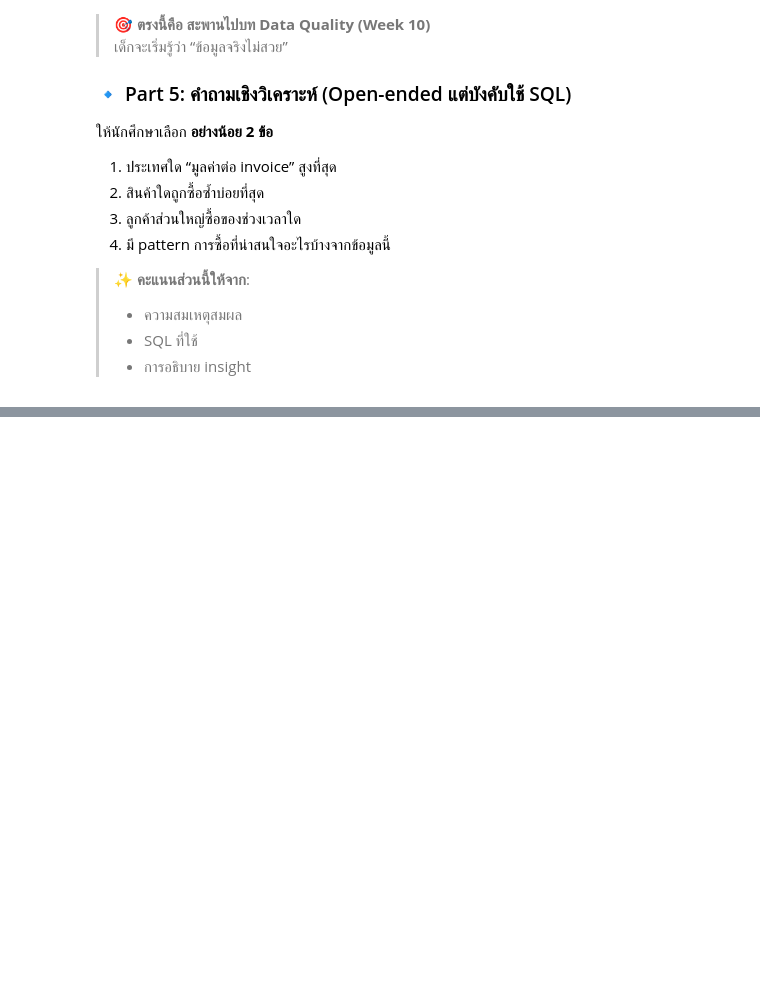
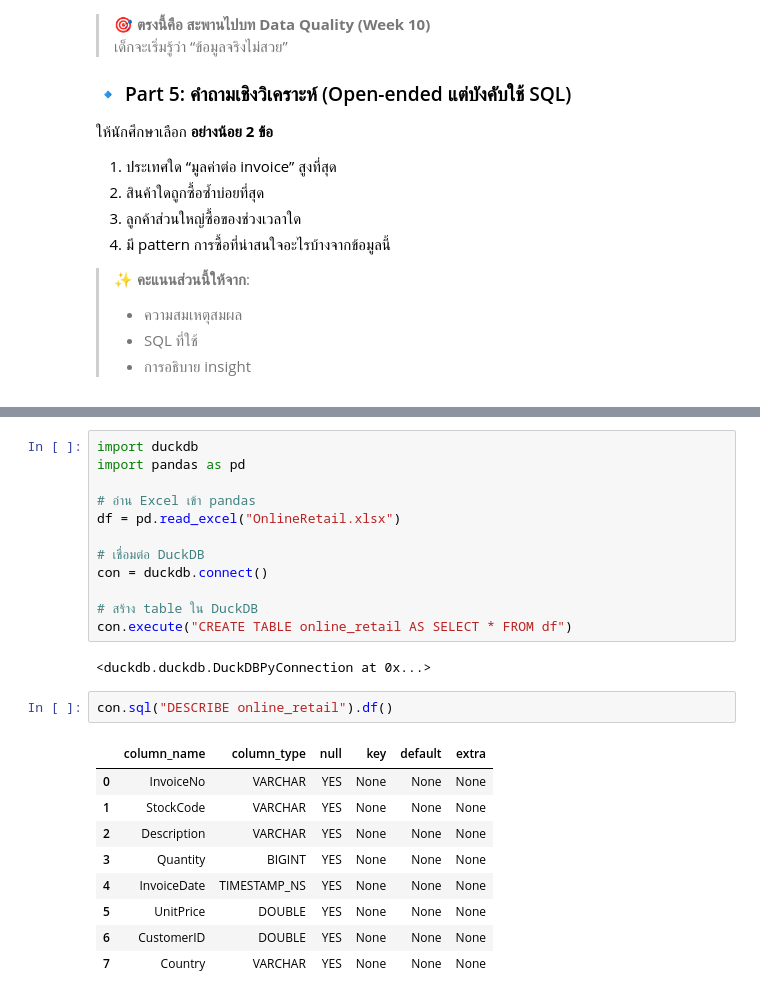
Before and after one commit to immyyummyx/128-356-Big-Data, a Jupyter notebook: bigdata_week3_sql_duckdb_to_spark.ipynb, the cells around one changed output, grey strips where cells are left out. Cells and saved outputs as stored; diff of their text form; blank space fills up the shorter version.

```diff
--- a/bigdata_week3_sql_duckdb_to_spark.ipynb
+++ b/bigdata_week3_sql_duckdb_to_spark.ipynb
@@ -822,0 +950,26 @@ spark.sql(spark_sql).show()
+# %%
+import duckdb
+import pandas as pd
+
+# อ่าน Excel เข้า pandas
+df = pd.read_excel("OnlineRetail.xlsx")
+
+# เชื่อมต่อ DuckDB
+con = duckdb.connect()
+
+# สร้าง table ใน DuckDB
+con.execute("CREATE TABLE online_retail AS SELECT * FROM df")
+# %% [output]
+<duckdb.duckdb.DuckDBPyConnection at 0x...>
+# %%
+con.sql("DESCRIBE online_retail").df()
+# %% [output]
+|  | column_name | column_type | null | key | default | extra |
+| 0 | InvoiceNo | VARCHAR | YES | None | None | None |
+| 1 | StockCode | VARCHAR | YES | None | None | None |
+| 2 | Description | VARCHAR | YES | None | None | None |
+| 3 | Quantity | BIGINT | YES | None | None | None |
+| 4 | InvoiceDate | TIMESTAMP_NS | YES | None | None | None |
+| 5 | UnitPrice | DOUBLE | YES | None | None | None |
+| 6 | CustomerID | DOUBLE | YES | None | None | None |
+| 7 | Country | VARCHAR | YES | None | None | None |
```
Also changed, not shown: parts of 28 cells of this notebook.
